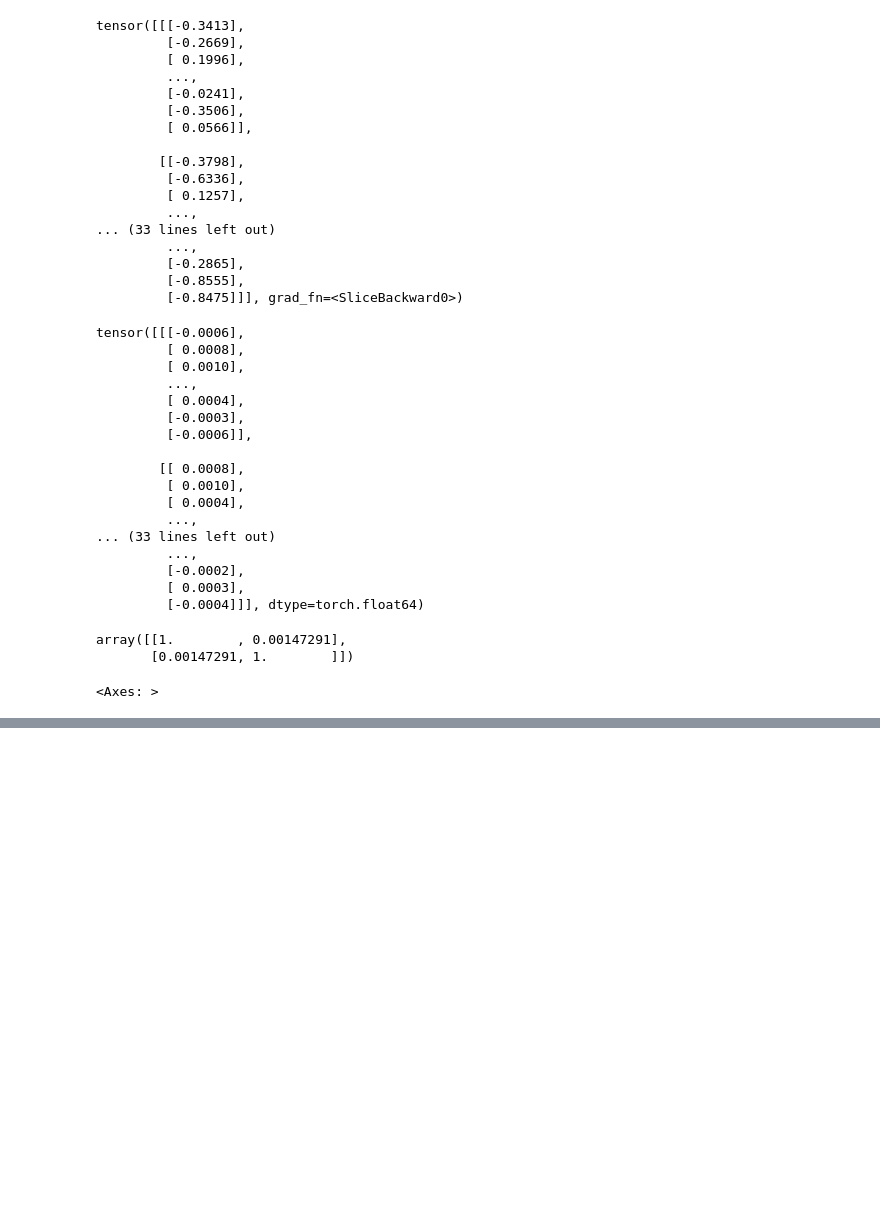
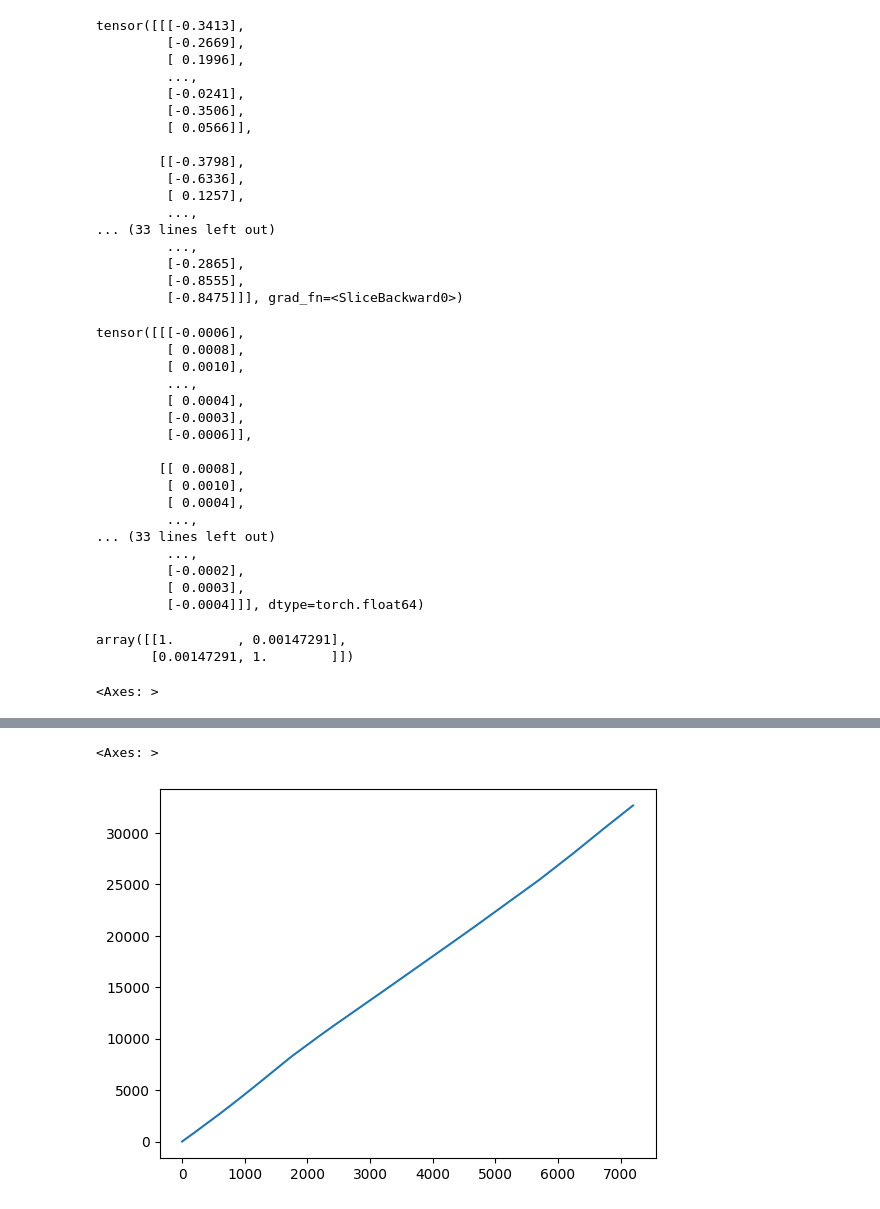
Before and after one commit to NTUCharlie/timesnet_learning, a Jupyter notebook: timesnet.ipynb, the cells around one changed output, grey strips where cells are left out. Drawn from its saved outputs; the diff is of its cells as text; code cells hidden in the pictures; blank space fills up the shorter version.

```diff
--- a/timesnet.ipynb
+++ b/timesnet.ipynb
@@ -260,0 +382,5 @@ plt.show()
+# %%
+(pd.Series(test_pred) * pd.Series(y_true)).cumsum().plot()
+# %% [output]
+<Axes: >
+[figure, added]
```
Also changed, not shown: parts of 23 cells of this notebook, 2 other files.
